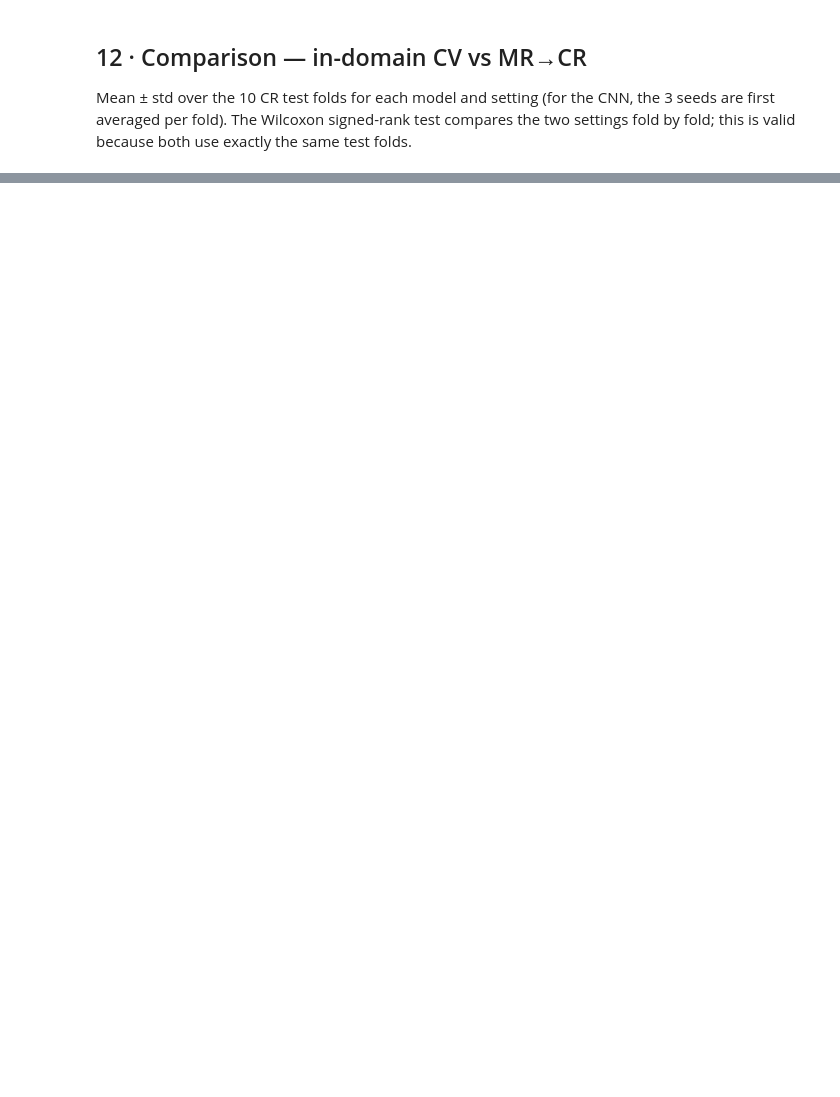
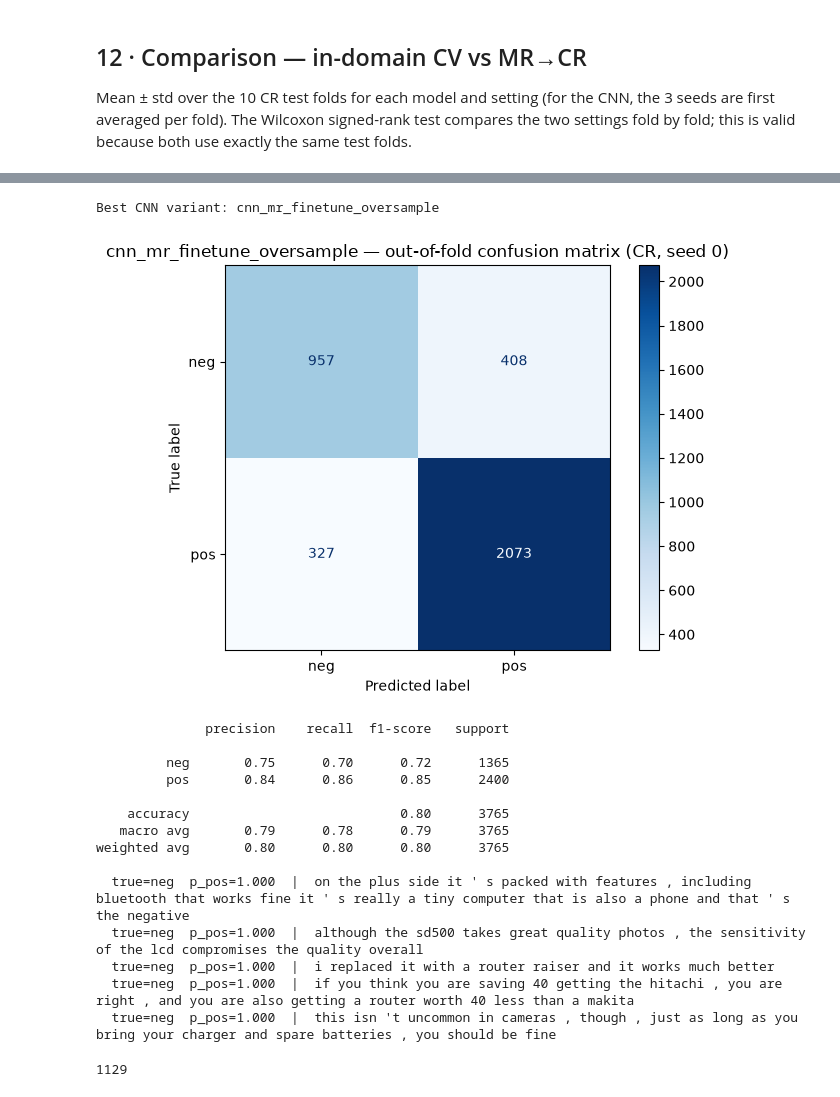
Before and after one commit to MrudulTarade/Convolutional-Neural-Networks-for-Sentence-Classification, a Jupyter notebook: notebook/feature/customer_review/customer_review_V2.ipynb, the cells around one changed output, grey strips where cells are left out. Cells and saved outputs as stored; diff of their text form; code cells hidden in the pictures; blank space fills up the shorter version.

```diff
--- a/notebook/feature/customer_review/customer_review_V2.ipynb
+++ b/notebook/feature/customer_review/customer_review_V2.ipynb
@@ -434,0 +605,44 @@ cnn_rand: CV 0.7934 vs MR→CR 0.6466, Wilcoxon p = 0.0020
+# %%
+from sklearn.metrics import classification_report
+
+oof_df = pd.DataFrame(oof_rows)
+best_cnn = fold_mean.query("model in @variants").groupby("model")["accuracy"].mean().idxmax()
+print("Best CNN variant:", best_cnn)
+o = oof_df.query("model == @best_cnn").sort_values("idx")
+y_hat = (o["p_pos"] >= 0.5).astype(int)
+
+cm = confusion_matrix(o["y_true"], y_hat)
+ConfusionMatrixDisplay(confusion_matrix=cm, display_labels=["neg", "pos"]).plot(cmap=plt.cm.Blues)
+plt.title(f"{best_cnn} — out-of-fold confusion matrix (CR, seed 0)")
+fig = plt.gcf(); fig.tight_layout()
+fig.savefig(REPO_ROOT / "figures" / "cr_confusion_best_cnn.png", dpi=150)
+plt.show()
+report = classification_report(o["y_true"], y_hat, target_names=["neg", "pos"])
+print(report)
+
+wrong = o[o["y_true"] != y_hat].assign(conf=lambda d: np.maximum(d["p_pos"], 1 - d["p_pos"]))
+worst = wrong.sort_values("conf", ascending=False).head(5)
+lines = [f"Best CNN variant: {best_cnn}", "", report, "", "Most confident wrong predictions:"]
+for _, r in worst.iterrows():
+    line = f"  true={'pos' if r.y_true else 'neg'}  p_pos={r.p_pos:.3f}  |  {df.loc[r.idx, TEXT]}"
+    print(line)
+    lines.append(line)
+(REPO_ROOT / "results" / "cr_error_analysis.txt").write_text("\n".join(lines) + "\n")
+# %% [output]
+Best CNN variant: cnn_mr_finetune_oversample
+[figure, added]
+              precision    recall  f1-score   support
+
+         neg       0.75      0.70      0.72      1365
+         pos       0.84      0.86      0.85      2400
+
+    accuracy                           0.80      3765
+   macro avg       0.79      0.78      0.79      3765
+weighted avg       0.80      0.80      0.80      3765
+
+  true=neg  p_pos=1.000  |  on the plus side it ' s packed with features , including bluetooth that works fine it ' s really a tiny computer that is also a phone and that ' s the negative
+  true=neg  p_pos=1.000  |  although the sd500 takes great quality photos , the sensitivity of the lcd compromises the quality overall
+  true=neg  p_pos=1.000  |  i replaced it with a router raiser and it works much better
+  true=neg  p_pos=1.000  |  if you think you are saving 40 getting the hitachi , you are right , and you are also getting a router worth 40 less than a makita
+  true=neg  p_pos=1.000  |  this isn 't uncommon in cameras , though , just as long as you bring your charger and spare batteries , you should be fine
+1129
```
Also changed, not shown: parts of 10 cells of this notebook.
